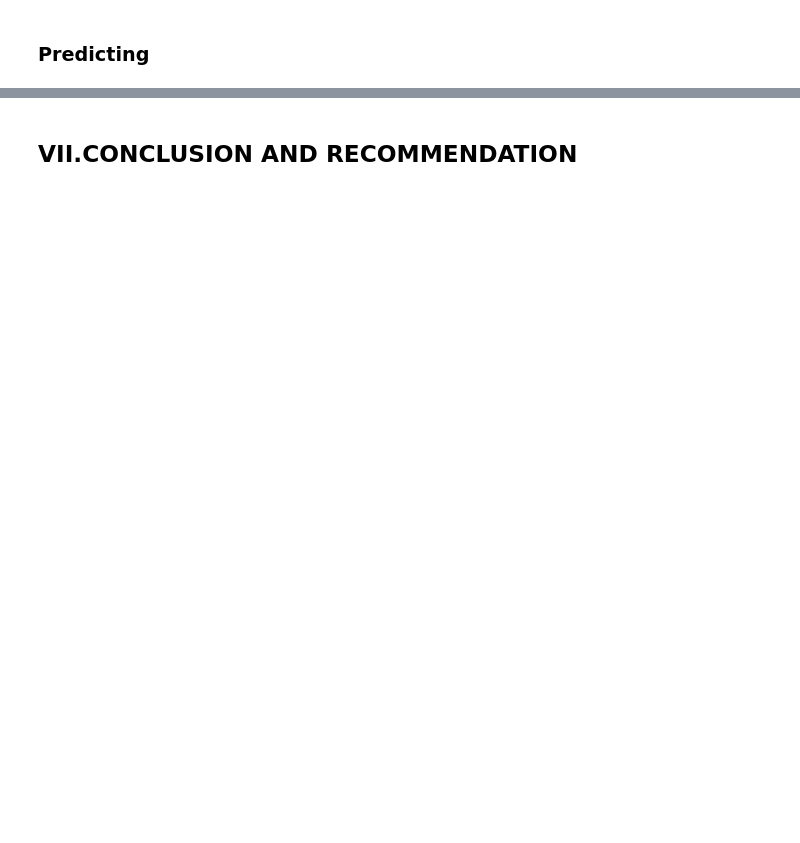
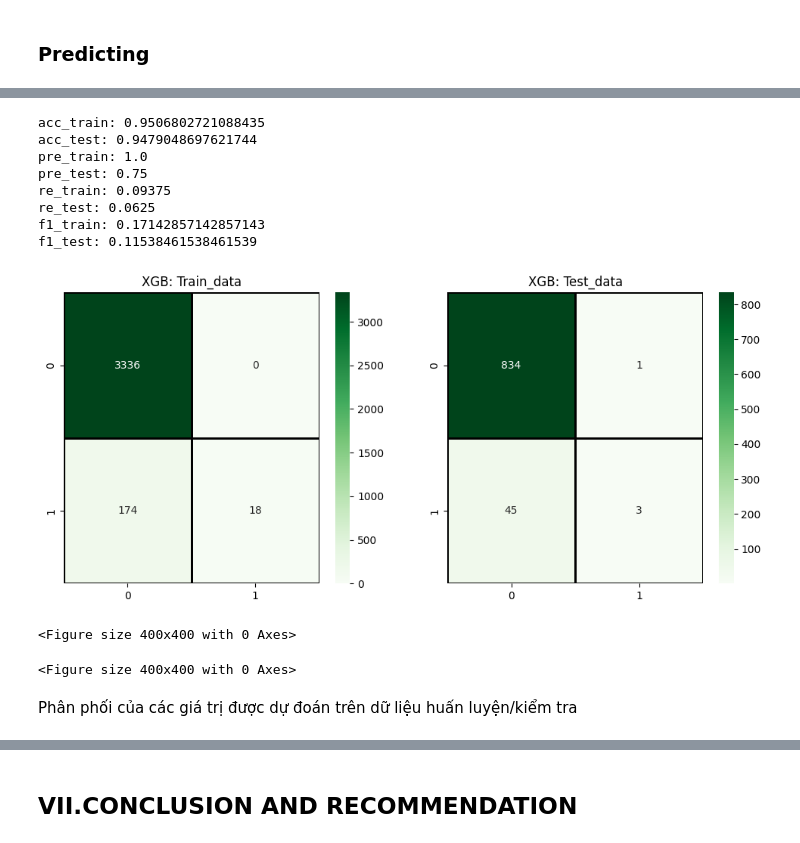
Before and after one commit to 2uanDM/FDC105_final, a Jupyter notebook: FDC105_final.ipynb, the cells around one changed output, grey strips where cells are left out. Saved outputs shown, nothing was run; the diff lists cells and outputs as text; code cells hidden in the pictures; blank space fills up the shorter version.

```diff
--- a/FDC105_final.ipynb
+++ b/FDC105_final.ipynb
@@ -1166,0 +1187,52 @@ Do đó, ta sẽ tiến hành predict tập test của biến tháng 3 và data
+# %%
+# Fit the model with Mar's variables
+model_xgb.fit(X_train, y_train)
+
+# Predict
+y_mar_pred_train = model_xgb.predict(X_train)
+y_mar_pred_test = model_xgb.predict(X_test)
+
+# Result
+acc_train = accuracy_score(y_train, y_mar_pred_train)
+acc_test = accuracy_score(y_test, y_mar_pred_test)
+pre_train = precision_score(y_train, y_mar_pred_train)
+pre_test = precision_score(y_test, y_mar_pred_test)
+re_train = recall_score(y_train, y_mar_pred_train)
+re_test = recall_score(y_test, y_mar_pred_test)
+f1_train = f1_score(y_train, y_mar_pred_train)
+f1_test = f1_score(y_test, y_mar_pred_test)
+
+metrics = {
+    'acc_train': acc_train,
+    'acc_test': acc_test,
+    'pre_train': pre_train,
+    'pre_test': pre_test,
+    're_train': re_train,
+    're_test': re_test,
+    'f1_train': f1_train,
+    'f1_test': f1_test
+}
+
+for metric_name, metric_value in metrics.items():
+    print(f'{metric_name}: {metric_value}')
+
+
+# Confusion matrix
+fig, axs = plt.subplots(1,2, figsize = (12,5))
+confusion_heat(y_train, y_mar_pred_train, axs[0], 'XGB: Train_data')
+confusion_heat(y_test, y_mar_pred_test, axs[1], 'XGB: Test_data')
+plt.show()
+# %% [output]
+acc_train: 0.9506802721088435
+acc_test: 0.9479048697621744
+pre_train: 1.0
+pre_test: 0.75
+re_train: 0.09375
+re_test: 0.0625
+f1_train: 0.17142857142857143
+f1_test: 0.11538461538461539
+[figure, added]
+<Figure size 400x400 with 0 Axes>
+<Figure size 400x400 with 0 Axes>
+# %% [markdown]
+Phân phối của các giá trị được dự đoán trên dữ liệu huấn luyện/kiểm tra
```
Also changed, not shown: parts of 24 cells of this notebook.
